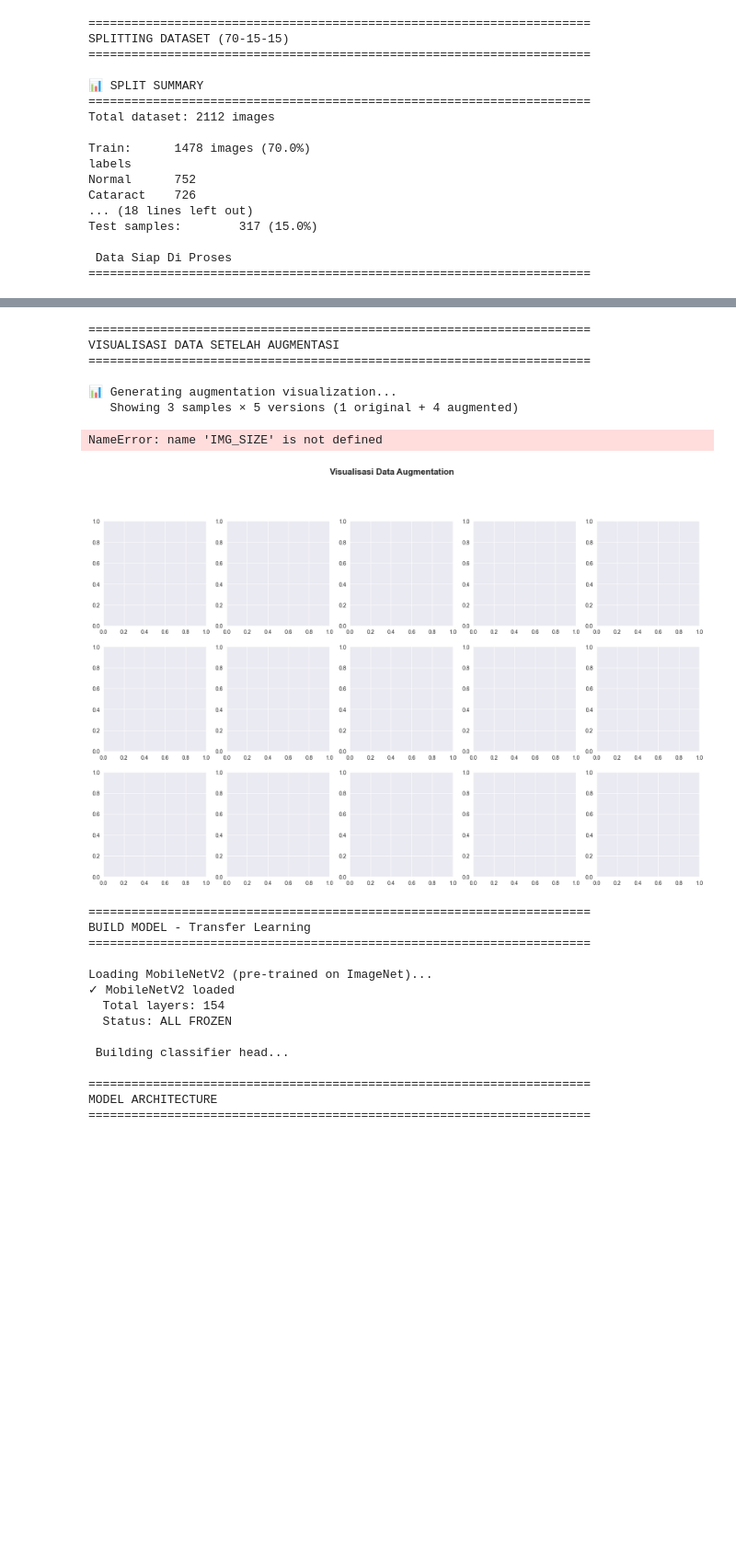
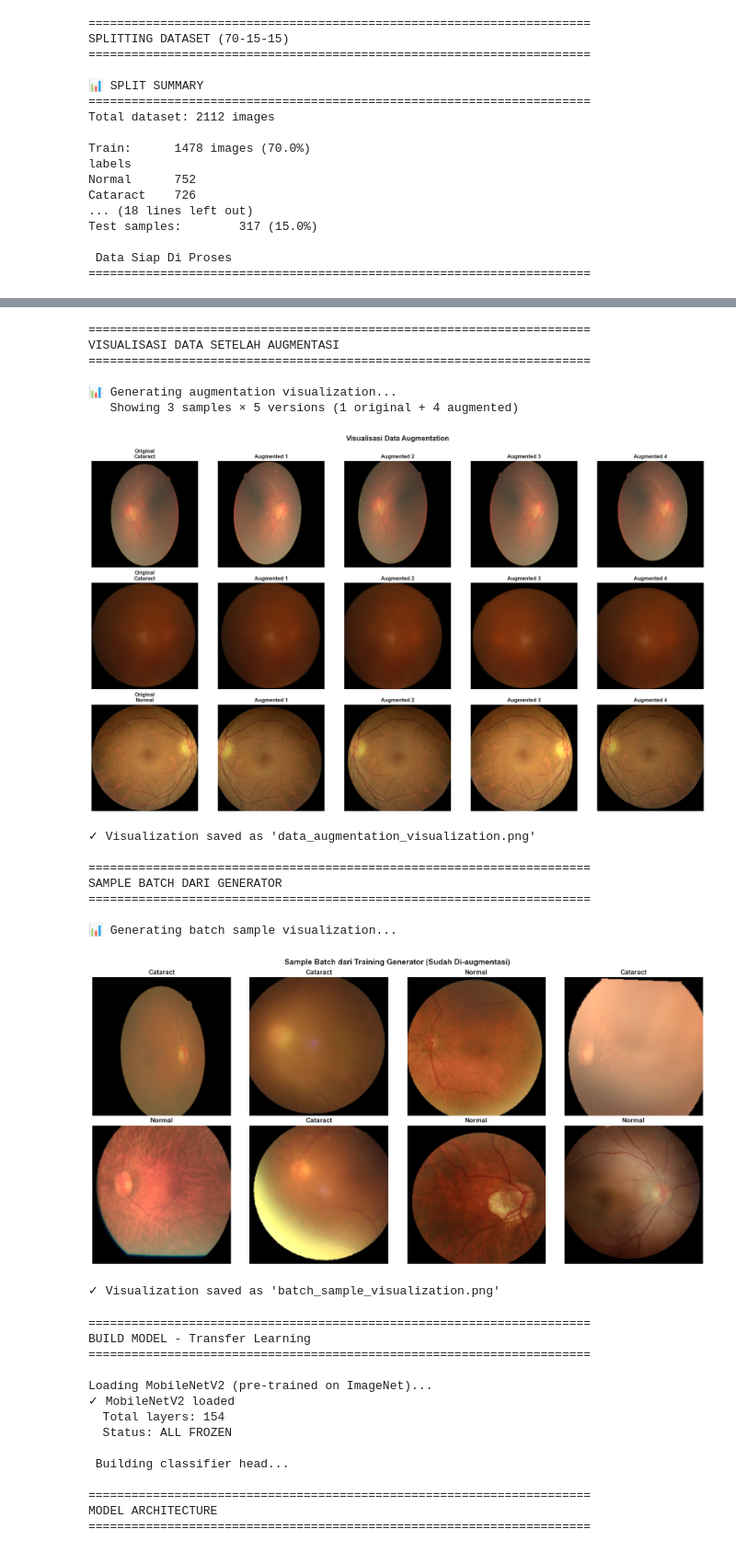
Before and after one commit to MuchBasroil/cataract_project, a Jupyter notebook: Cataract-MobileNetV2.ipynb, the cells around one changed output, grey strips where cells are left out. Shown at 92% size. Saved outputs shown, nothing was run; the diff lists cells and outputs as text; code cells hidden in the pictures; blank space fills up the shorter version.

```diff
--- a/Cataract-MobileNetV2.ipynb
+++ b/Cataract-MobileNetV2.ipynb
@@ -356,12 +311,12 @@ print("="*70)
 print("VISUALISASI DATA SETELAH AUGMENTASI")
 print("="*70)
 
-def visualize_augmentation(num_samples=3):
+def visualize_augmentation(train_gen, num_samples=3):
     """
     Visualisasi gambar original vs augmented
     """
     # Get original images
-    sample_df = train_df.sample(n=num_samples, random_state=42)
+    sample_df = train_df.sample(n=num_samples, random_state=52)
 
     fig, axes = plt.subplots(num_samples, 5, figsize=(20, 4*num_samples))
     fig.suptitle('Visualisasi Data Augmentation', fontsize=16, fontweight='bold', y=0.995)
@@ -404,63 +359,55 @@ def visualize_augmentation(num_samples=3):
 # Visualize
 print("\n📊 Generating augmentation visualization...")
 print("   Showing 3 samples × 5 versions (1 original + 4 augmented)\n")
-visualize_augmentation(num_samples=3)
+visualize_augmentation(train_gen, num_samples=3)
 
 # Show batch examples from generator
 print("\n" + "="*70)
 print("SAMPLE BATCH DARI GENERATOR")
 print("="*70)
 
-def visualize_batch(num_images=8):
+def visualize_batch(generator, num_images=8):
     """
     Visualisasi satu batch dari generator
     """
-    batch_images, batch_labels = next(train_gen)
+    batch_images, batch_labels = next(generator)
 
     fig, axes = plt.subplots(2, 4, figsize=(16, 8))
     fig.suptitle('Sample Batch dari Training Generator (Sudah Di-augmentasi)',
                  fontsize=14, fontweight='bold')
 
     for i, ax in enumerate(axes.flat):
         if i < num_images:
             ax.imshow(batch_images[i])
             label_name = 'Normal' if batch_labels[i] > 0.5 else 'Cataract'
             ax.set_title(f'{label_name}', fontweight='bold')
             ax.axis('off')
 
     plt.tight_layout()
     plt.savefig('batch_sample_visualization.png', dpi=300, bbox_inches='tight')
     plt.show()
     print("\n✓ Visualization saved as 'batch_sample_visualization.png'")
 
 print("\n📊 Generating batch sample visualization...")
 train_gen.reset()
-visualize_batch(num_images=8)
-
-print("\n" + "="*70)
-print("AUGMENTATION EFFECTS")
-print("="*70)
-print("\n✅ Augmentasi berhasil diterapkan!")
-print("\nEfek yang terlihat:")
-print("  • Rotasi gambar")
-print("  • Pergeseran posisi")
-print("  • Zoom in/out")
-print("  • Flip horizontal")
-print("  • Variasi brightness")
-print("\n💡 Manfaat augmentasi:")
-print("  • Mencegah overfitting")
-print("  • Meningkatkan generalisasi model")
-print("  • Memperbanyak variasi data training")
-print("="*70)
+visualize_batch(train_gen, num_images=8)
 # %% [output]
 ======================================================================
 VISUALISASI DATA SETELAH AUGMENTASI
 ======================================================================
 
 📊 Generating augmentation visualization...
    Showing 3 samples × 5 versions (1 original + 4 augmented)
+[figure, new version]
-NameError: name 'IMG_SIZE' is not defined
+✓ Visualization saved as 'data_augmentation_visualization.png'
+
+======================================================================
+SAMPLE BATCH DARI GENERATOR
+======================================================================
+
+📊 Generating batch sample visualization...
-[figure, old version]
+[figure, added]
+✓ Visualization saved as 'batch_sample_visualization.png'
 # %%
 # ==================== BUILD MOBILENETV2 MODEL ====================
 
```
Also changed, not shown: parts of 2 cells of this notebook, 2 other files.
